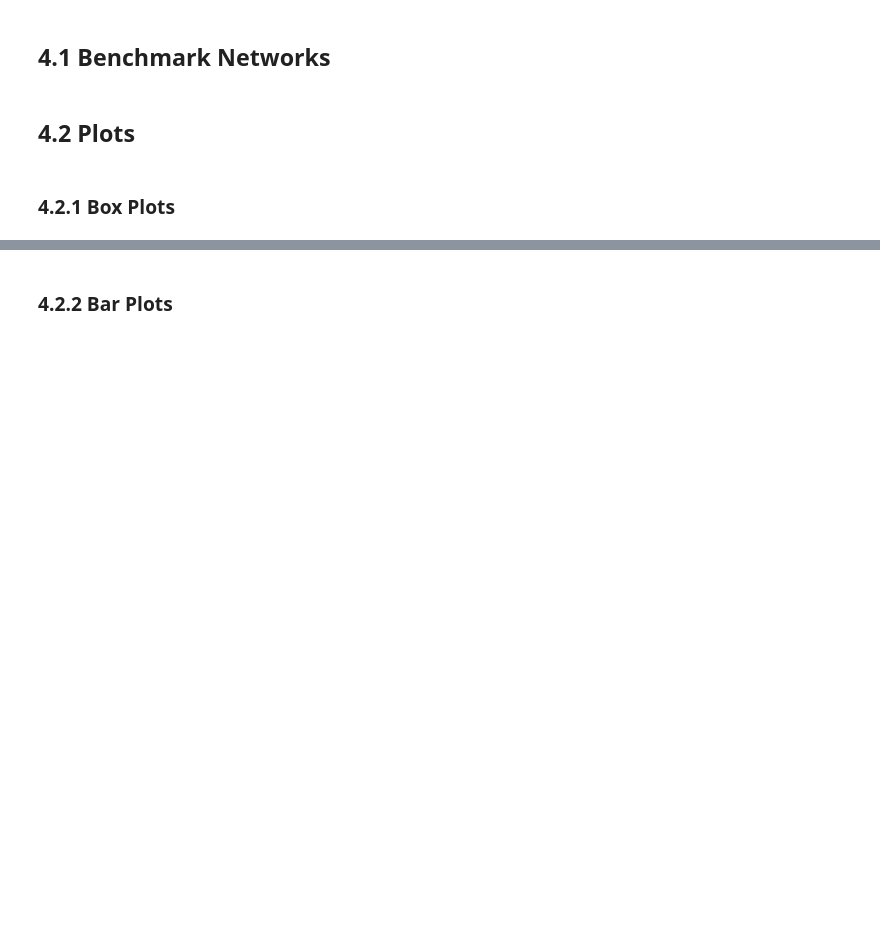
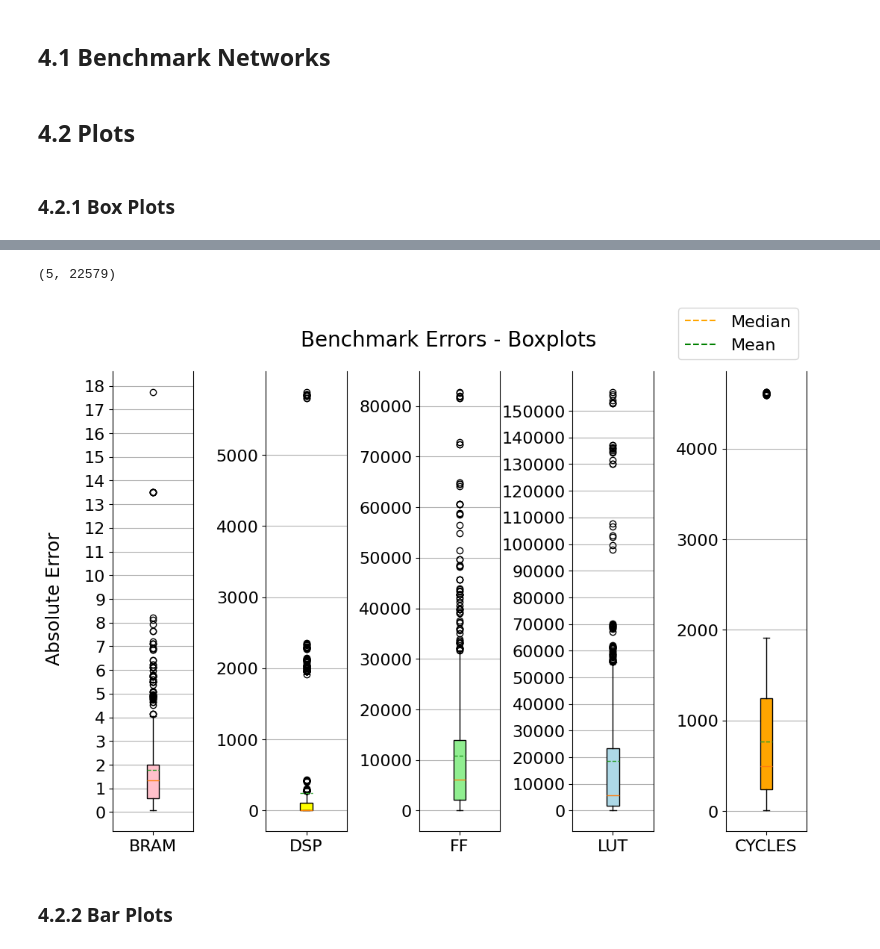
Before and after one commit to IMPETUS-UdeS/rule4ml, a Jupyter notebook: notebooks/tutorial.ipynb, the cells around one changed output, grey strips where cells are left out. Cells and saved outputs as stored; diff of their text form; code cells hidden in the pictures; blank space fills up the shorter version.

Commit message:
fixes to read new dataset format

```diff
--- a/notebooks/tutorial.ipynb
+++ b/notebooks/tutorial.ipynb
@@ -344,0 +332,5 @@ df.head()
+# %%
+json_data = read_from_json(
+    os.path.join(base_path, "datasets", "wa-hls4ml_processed_vsynth_data.json"),
+)
+print(len(json_data))
@@ -355,6 +382,6 @@ np.random.seed(seed_num)
 keras.utils.set_random_seed(seed_num)
 tf.config.experimental.enable_op_determinism()
 
-train_df, test_df = train_test_split(df, test_size=0.05, random_state=seed_num)
+train_df, test_df = train_test_split(df, test_size=0.20, random_state=seed_num)
 print(f"Train Dataframe: {train_df.shape}")
 print(f"Test Dataframe: {test_df.shape}")
@@ -843,7 +996,7 @@ searcher.load_tuner(
     train_targets_df,
     global_categorical_maps,
     "./mlp_search",
-    "20240715-090815",
+    "20240930-040140",
 )
 searcher.tuner.results_summary()
 # %%
@@ -1247,5 +1526,70 @@ for label in prediction_labels:
 # %%
-np.asarray(prediction_errors).shape
+np.asarray(abs_errors).shape
+# %% [output]
+(5, 22579)
+# %%
+import matplotlib.pyplot as plt
+from matplotlib.lines import Line2D
+
+plt.rcParams.update({"font.size": 16})
+
+fig, axis = plt.subplots(1, len(abs_errors), figsize=(12, 8))
+axis = np.reshape(axis, -1)
+fig.subplots_adjust(hspace=0.1, wspace=0.9)
+
+iqr_weight = 1.5
+colors = ["pink", "yellow", "lightgreen", "lightblue", "#FFA500"]
+
+for i, errors in enumerate(abs_errors):
+    label = prediction_labels[i]
+    ax = axis[i]
+    bplot = ax.boxplot(
+        errors,
+        whis=iqr_weight,
+        tick_labels=[label.upper()],
+        showfliers=True,
+        showmeans=True,
+        meanline=True,
+        vert=True,
+        patch_artist=True
+    )
+
+    for j, patch in enumerate(bplot["boxes"]):
+        patch.set_facecolor(colors[(i + j) % len(colors)])
+
+    # have more numbers of ticks than the original y-axis
+    ax.set_yticks(np.arange(0, np.max(errors) + 1, 10**np.round(np.log10(np.max(errors) // 10))))
+
+    ax.yaxis.grid(True)
+    ax.spines.top.set_visible(False)
+    ax.xaxis.tick_bottom()
+
+median_line = Line2D([0], [0], color="orange", linestyle="--", linewidth=1.5, label="Median")
+mean_line = Line2D([0], [0], color="green", linestyle="--", linewidth=1.5, label="Mean")
+
+handles = [median_line, mean_line]
+labels = ["Median", "Mean"]
+
+legends = fig.legend(
+    handles,
+    labels,
+    bbox_to_anchor=[0.9, 1],
+    loc="upper right",
+    ncol=len(labels) // 2,
+)
+
+ytext = fig.text(0.05, 0.5, "Absolute Error", va="center", rotation="vertical", size=18)
+suptitle = fig.suptitle("Benchmark Errors - Boxplots", fontsize=20, y=0.95)
+
+# fig.savefig(
+#     "./box_plot_benchmark.png",
+#     dpi=300,
+#     bbox_extra_artists=(legends, ytext, suptitle),
+#     bbox_inches="tight",
+# )
+plt.show()
+# %% [output]
+[figure, added]
 # %%
 import matplotlib.pyplot as plt
 from matplotlib.lines import Line2D
```
Also changed, not shown: parts of 21 cells of this notebook, 6 other files.
